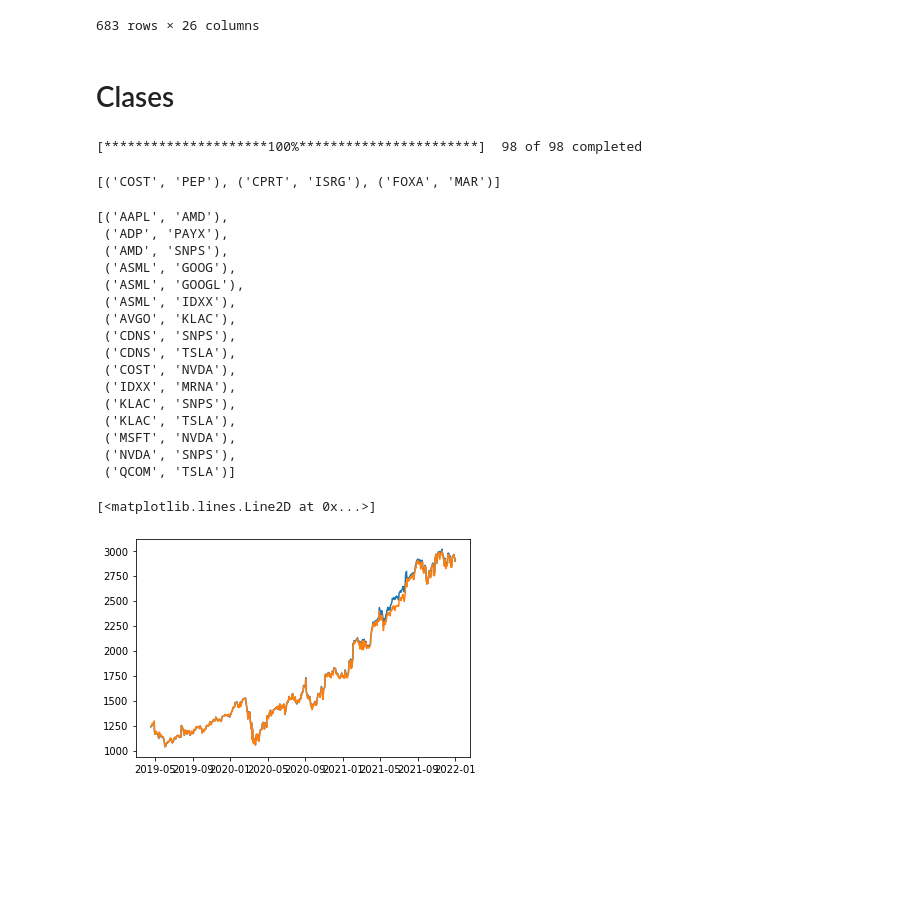
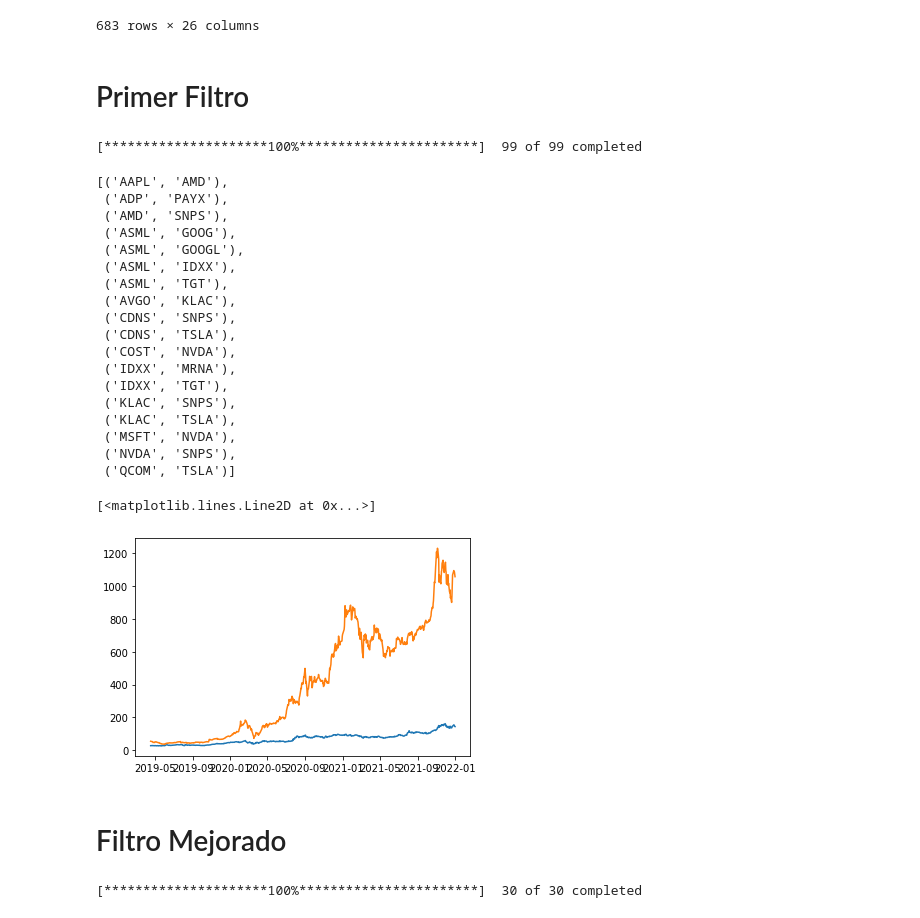
Before and after one commit to FabianEH/ETF-Filter-, a Jupyter notebook: metricas.ipynb, the cells around one changed output. Drawn from its saved outputs; the diff is of its cells as text; code cells hidden in the pictures; blank space fills up the shorter version.

```diff
--- a/metricas.ipynb
+++ b/metricas.ipynb
@@ -47,6 +46,7 @@ import seaborn as sns
 # %%
 start = datetime.datetime(2018, 1, 1)
-end = datetime.datetime(2022, 1, 1)
+end = datetime.datetime(2022, 6, 23)
+
 tickers =  ['ATVI', 'ADBE', 'AMD', 'ALGN', 'GOOG', 'GOOGL', 'AMZN', 'AMGN', 'ADI', 'AAPL', 'AMAT', 'ASML', 'ADSK',
     'ADP','BIDU', 'BIIB', 'BMRN', 'BKNG', 'AVGO', 'CDNS', 'CDW', 'CERN', 'CHTR', 'CHKP', 'CTAS', 'CSCO',
     'CTXS', 'CTSH', 'CMCSA', 'CPRT', 'COST', 'CSX', 'DXCM' ,'DOCU' ,'DLTR' ,'EBAY', 'EA' ,'EXC','EXPE','FB',
@@ -54,5 +54,6 @@ tickers =  ['ATVI', 'ADBE', 'AMD', 'ALGN', 'GOOG', 'GOOGL', 'AMZN', 'AMGN', 'ADI
     'JD', 'KLAC', 'LRCX', 'LBTYA', 'LULU', 'MAR', 'MELI', 'MCHP', 'MU', 'MSFT','MRNA', 'MDLZ', 'MNST', 'NTES',
     'NFLX' ,'NVDA', 'NXPI', 'ORLY', 'PCAR', 'PAYX', 'PYPL', 'PEP', 'PDD', 'QCOM', 'REGN', 'ROST',
     'SGEN', 'SIRI', 'SWKS', 'SPLK', 'SBUX', 'SNPS', 'TMUS', 'TTWO','TSLA', 'TXN', 'KHC', 'TCOM',
-    'ULTA', 'VRSN', 'VRSK', 'VRTX', 'WBA', 'WDC', 'WDAY', 'XEL', 'ZM']
+    'ULTA', 'VRSN', 'VRSK', 'VRTX', 'WBA', 'WDC', 'WDAY', 'XEL', 'ZM', 'TGT','BTC', 'BABA']
+
 data = yf.download(tickers, start, end)['Adj Close'].dropna()
@@ -83,5 +82,5 @@ sns.heatmap(data.corr(), cmap = sns.cm.rocket, annot=True)
 varinfo_matrix = np.zeros([data.shape[1], data.shape[1]])
 for i in range(data.shape[1]):
     for j in range(data.shape[1]):
-        varinfo_matrix[i,j] = varInfo(data.iloc[:,i], data.iloc[:,j], bins = 100)
+        varinfo_matrix[i,j] = varInfo(data.iloc[:,i], data.iloc[:,j], bins = 50)
 # %%
@@ -152,8 +169,8 @@ data_varinfo
 | 2021-12-30 | 177.712143 | 570.530029 | 243.187027 | 157.311005 | 145.149994 | 794.348877 | 655.181091 | 188.250000 | 562.142029 | 155.160004 | ... | ... |
 | 2021-12-31 | 177.083878 | 567.059998 | 244.197174 | 156.693649 | 143.899994 | 790.298828 | 655.506165 | 186.350006 | 565.920166 | 152.309998 | ... | ... |
 683 rows × 26 columns
-# %% [markdown]
-# Clases
+# %% [markdown]
+# Primer Filtro
 # %%
 class paresTrading:
 
@@ -244,12 +261,7 @@ class paresTrading:
 # %%
 modelo = paresTrading(tickers, start, end)
 # %% [output]
-[*********************100%***********************]  98 of 98 completed
+[*********************100%***********************]  99 of 99 completed
-# %%
-cor = modelo.correlationTest()
-cor
-# %% [output]
-[('COST', 'PEP'), ('CPRT', 'ISRG'), ('FOXA', 'MAR')]
 # %%
 var_info = modelo.variationalInformationTest()
 var_info
@@ -260,19 +272,23 @@ var_info
  ('ASML', 'GOOG'),
  ('ASML', 'GOOGL'),
  ('ASML', 'IDXX'),
+ ('ASML', 'TGT'),
  ('AVGO', 'KLAC'),
  ('CDNS', 'SNPS'),
  ('CDNS', 'TSLA'),
  ('COST', 'NVDA'),
  ('IDXX', 'MRNA'),
+ ('IDXX', 'TGT'),
  ('KLAC', 'SNPS'),
  ('KLAC', 'TSLA'),
  ('MSFT', 'NVDA'),
  ('NVDA', 'SNPS'),
  ('QCOM', 'TSLA')]
 # %%
-plt.plot(modelo.df['GOOG'])
-plt.plot(modelo.df['GOOGL'])
+plt.plot(modelo.df['AMD'])
+plt.plot(modelo.df['TSLA'])
 # %% [output]
 [<matplotlib.lines.Line2D at 0x...>]
-[figure, old version]
+[figure, new version]
+# %% [markdown]
+# Filtro Mejorado
@@ -278,0 +386,6 @@ plt.plot(modelo.df['GOOGL'])
+# %%
+modelo = paresTrading(tickers, start, end)
+
+modelo.clear_filter()
+# %% [output]
+[*********************100%***********************]  30 of 30 completed
```
Also changed, not shown: parts of 14 cells of this notebook.
